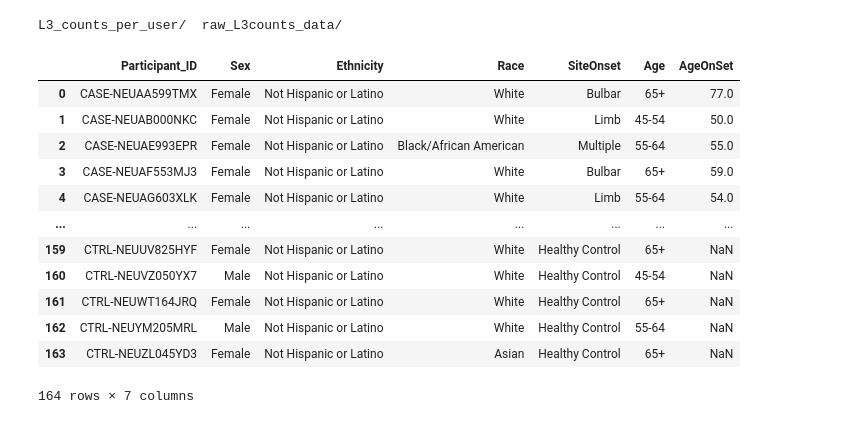
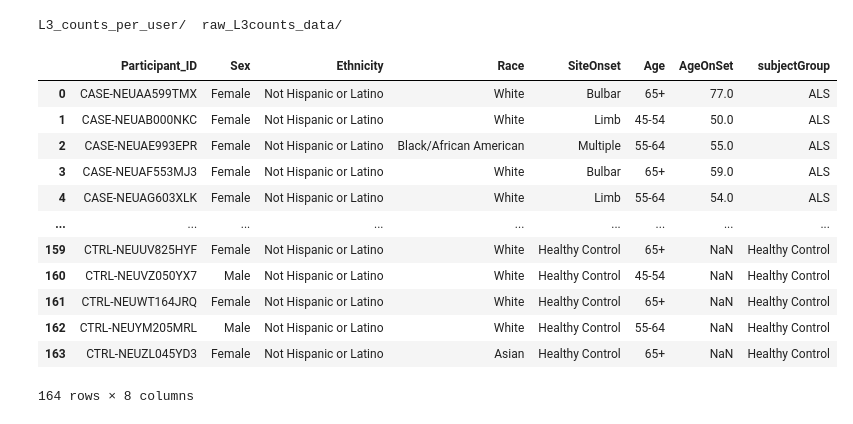
Before and after one commit to isayCastaneda/ALS-Challenge, a Jupyter notebook: prepare_L3Counts.ipynb, the cells around one changed output. Cells and saved outputs as stored; diff of their text form; code cells hidden in the pictures.

Commit message:
update scripts to get new gene data

```diff
--- a/prepare_L3Counts.ipynb
+++ b/prepare_L3Counts.ipynb
@@ -52,7 +52,8 @@ raw_counts_data = pd.pivot_table(raw_counts_data,values= raw_counts_data.columns
 # Read clinical data portal to merge with quantile normalization df
 clinical_dataportal = pd.read_csv('/home/jupyter/end-als/clinical-data/filtered-metadata/metadata/aals_dataportal_datatable.csv',
                                   usecols=['Participant_ID', 'Sex', 'Ethnicity', 'Race', 'Site of Onset', 'Age at Sample Collection',
-                                           'Age At Symptom Onset']).rename(columns={"Site of Onset":"SiteOnset", "Age at Sample Collection":"Age", "Age At Symptom Onset":"AgeOnSet"})
+                                           'Age At Symptom Onset', 'Subject Group']).rename(columns={"Site of Onset":"SiteOnset", "Age at Sample Collection":"Age",
+                                                                                                     "Age At Symptom Onset":"AgeOnSet", 'Subject Group':'subjectGroup'})
 clinical_dataportal['SiteOnset'] = clinical_dataportal['SiteOnset'].fillna('Healthy Control')
 all_grouping_transcript_data = clinical_dataportal.merge(raw_counts_data, how='right', on='Participant_ID')
 all_grouping_transcript_data = all_grouping_transcript_data.sort_values(by=['Participant_ID']).reset_index(drop=True)
@@ -87,19 +88,19 @@ for index in all_grouping_transcript_data.index:
 
 all_grouping_transcript_data['Age'] = age_list
 # %%
-all_grouping_transcript_data[["Participant_ID", "Sex","Ethnicity", "Race", "SiteOnset", "Age"]].to_csv('./clean_csv/raw_L3counts_data/transcript_data_groups.csv')
-all_grouping_transcript_data[["Participant_ID", "Sex","Ethnicity", "Race", "SiteOnset", "Age", "AgeOnSet"]]
+all_grouping_transcript_data[["Participant_ID", "Sex","Ethnicity", "Race", "SiteOnset", "Age", 'subjectGroup']].to_csv('./clean_csv/raw_L3counts_data/transcript_data_groups.csv')
+all_grouping_transcript_data[["Participant_ID", "Sex","Ethnicity", "Race", "SiteOnset", "Age", "AgeOnSet", 'subjectGroup']]
 # %% [output]
-|  | Participant_ID | Sex | Ethnicity | Race | SiteOnset | Age | AgeOnSet |
-| 0 | CASE-NEUAA599TMX | Female | Not Hispanic or Latino | White | Bulbar | 65+ | 77.0 |
-| 1 | CASE-NEUAB000NKC | Female | Not Hispanic or Latino | White | Limb | 45-54 | 50.0 |
-| 2 | CASE-NEUAE993EPR | Female | Not Hispanic or Latino | Black/African American | Multiple | 55-64 | 55.0 |
-| 3 | CASE-NEUAF553MJ3 | Female | Not Hispanic or Latino | White | Bulbar | 65+ | 59.0 |
-| 4 | CASE-NEUAG603XLK | Female | Not Hispanic or Latino | White | Limb | 55-64 | 54.0 |
-| ... | ... | ... | ... | ... | ... | ... | ... |
-| 159 | CTRL-NEUUV825HYF | Female | Not Hispanic or Latino | White | Healthy Control | 65+ | NaN |
-| 160 | CTRL-NEUVZ050YX7 | Male | Not Hispanic or Latino | White | Healthy Control | 45-54 | NaN |
-| 161 | CTRL-NEUWT164JRQ | Female | Not Hispanic or Latino | White | Healthy Control | 65+ | NaN |
-| 162 | CTRL-NEUYM205MRL | Male | Not Hispanic or Latino | White | Healthy Control | 55-64 | NaN |
-| 163 | CTRL-NEUZL045YD3 | Female | Not Hispanic or Latino | Asian | Healthy Control | 65+ | NaN |
+|  | Participant_ID | Sex | Ethnicity | Race | SiteOnset | Age | AgeOnSet | subjectGroup |
+| 0 | CASE-NEUAA599TMX | Female | Not Hispanic or Latino | White | Bulbar | 65+ | 77.0 | ALS |
+| 1 | CASE-NEUAB000NKC | Female | Not Hispanic or Latino | White | Limb | 45-54 | 50.0 | ALS |
+| 2 | CASE-NEUAE993EPR | Female | Not Hispanic or Latino | Black/African American | Multiple | 55-64 | 55.0 | ALS |
+| 3 | CASE-NEUAF553MJ3 | Female | Not Hispanic or Latino | White | Bulbar | 65+ | 59.0 | ALS |
+| 4 | CASE-NEUAG603XLK | Female | Not Hispanic or Latino | White | Limb | 55-64 | 54.0 | ALS |
+| ... | ... | ... | ... | ... | ... | ... | ... | ... |
+| 159 | CTRL-NEUUV825HYF | Female | Not Hispanic or Latino | White | Healthy Control | 65+ | NaN | Healthy Control |
+| 160 | CTRL-NEUVZ050YX7 | Male | Not Hispanic or Latino | White | Healthy Control | 45-54 | NaN | Healthy Control |
+| 161 | CTRL-NEUWT164JRQ | Female | Not Hispanic or Latino | White | Healthy Control | 65+ | NaN | Healthy Control |
+| 162 | CTRL-NEUYM205MRL | Male | Not Hispanic or Latino | White | Healthy Control | 55-64 | NaN | Healthy Control |
+| 163 | CTRL-NEUZL045YD3 | Female | Not Hispanic or Latino | Asian | Healthy Control | 65+ | NaN | Healthy Control |
-164 rows × 7 columns
+164 rows × 8 columns
```
Also changed, not shown: parts of 1 cell of this notebook, 3 other files.
